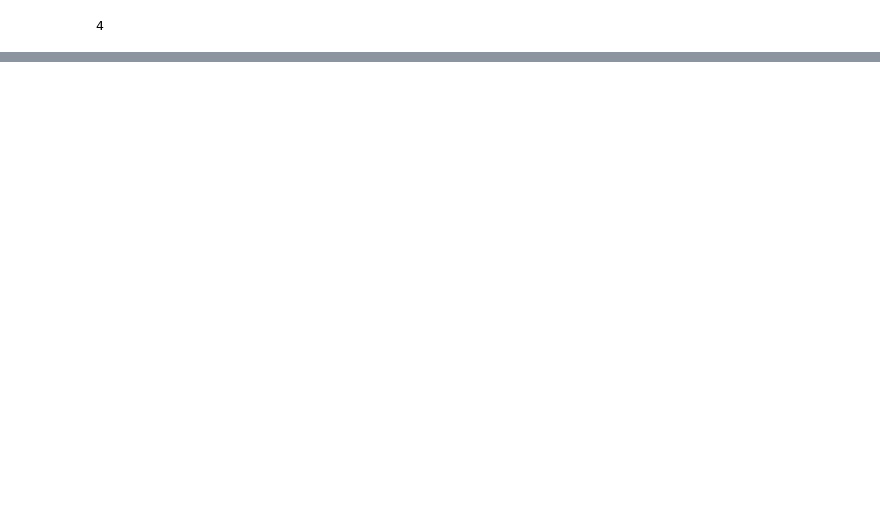
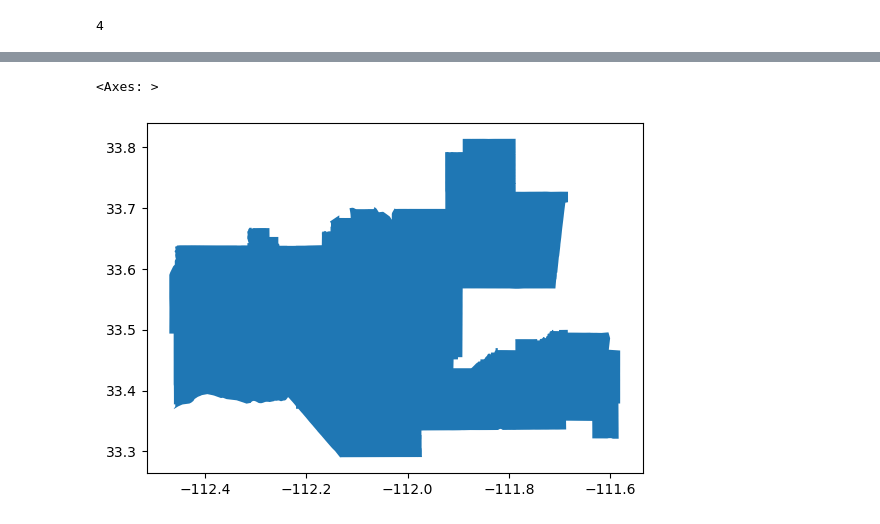
Before and after one commit to stephenccodes/biodiversity-intactness-index-phoenix, a Jupyter notebook: biodiversity_intactness_index_phoenix.ipynb, the cells around one changed output, grey strips where cells are left out. Saved outputs shown, nothing was run; the diff lists cells and outputs as text; code cells hidden in the pictures; blank space fills up the shorter version.

```diff
--- a/biodiversity_intactness_index_phoenix.ipynb
+++ b/biodiversity_intactness_index_phoenix.ipynb
@@ -143,0 +185,5 @@ NameError: name 'item' is not defined
+# %%
+phx.plot()
+# %% [output]
+<Axes: >
+[figure, added]
```
Also changed, not shown: parts of 15 cells of this notebook.
